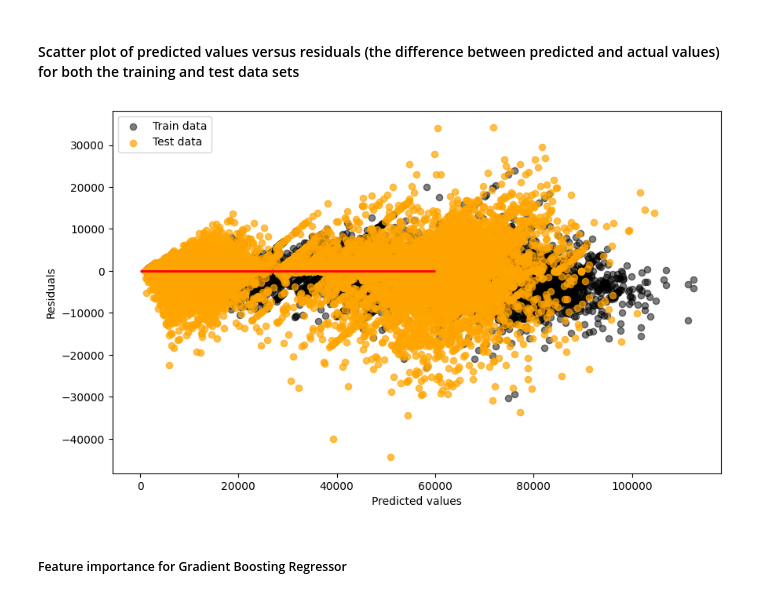
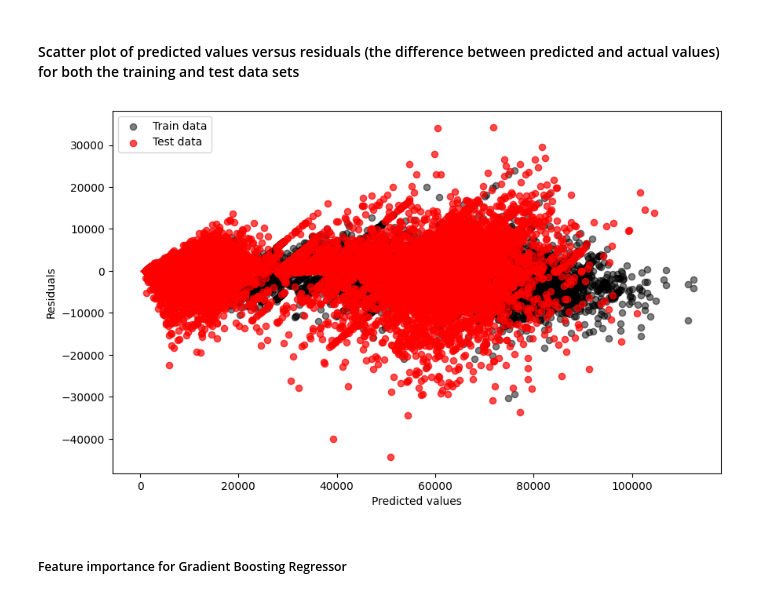
Before and after one commit to ahilah/Flight-Price-Prediction-Model, a Jupyter notebook: flight-price-pred-full.ipynb, the cells around one changed output. Cells and saved outputs as stored; diff of their text form; code cells hidden in the pictures.

```diff
--- a/flight-price-pred-full.ipynb
+++ b/flight-price-pred-full.ipynb
@@ -2008,32 +2037,32 @@ print(metrics_df)
 # %% [markdown]
 #### Scatter plot of predicted values versus residuals (the difference between predicted and actual values) for both the training and test data sets
 # %%
-# Set the figure size
+# set the figure size
 plt.figure(figsize=(10,6))
 
-# Plot the residuals for the training data
+# plot the residuals for the training data
 plt.scatter(Y_train_pred, Y_train_pred - Y_train,
             c='black', marker='o', s=35, alpha=0.5,
             label='Train data')
 
-# Plot the residuals for the test data
+# plot the residuals for the test data
 plt.scatter(Y_test_pred, Y_test_pred - Y_test,
-            c='orange', marker='o', s=35, alpha=0.7,
+            c='red', marker='o', s=35, alpha=0.7,
             label='Test data')
 
-# Label the x and y axes
+# label the x and y axes
 plt.xlabel('Predicted values')
 plt.ylabel('Residuals')
 
-# Add a legend
+# add a legend
 plt.legend(loc='upper left')
 
-# Add a horizontal line at y=0 for reference
+# add a horizontal line at y=0 for reference
 plt.hlines(y=0, xmin=0, xmax=60000, lw=2, color='red')
 
-# Show the plot
+# show the plot
 plt.show()
 # %% [output]
-[figure, old version]
+[figure, new version]
 # %% [markdown]
 ##### Feature importance for Gradient Boosting Regressor
```
Also changed, not shown: parts of 9 cells of this notebook.
